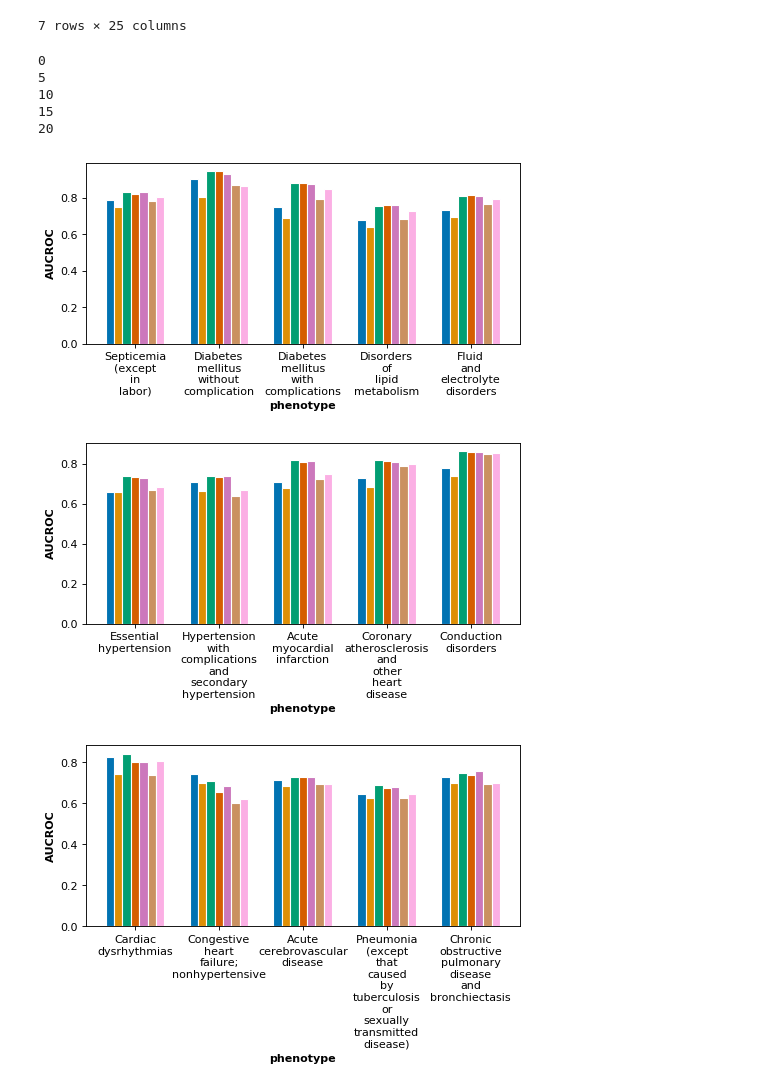
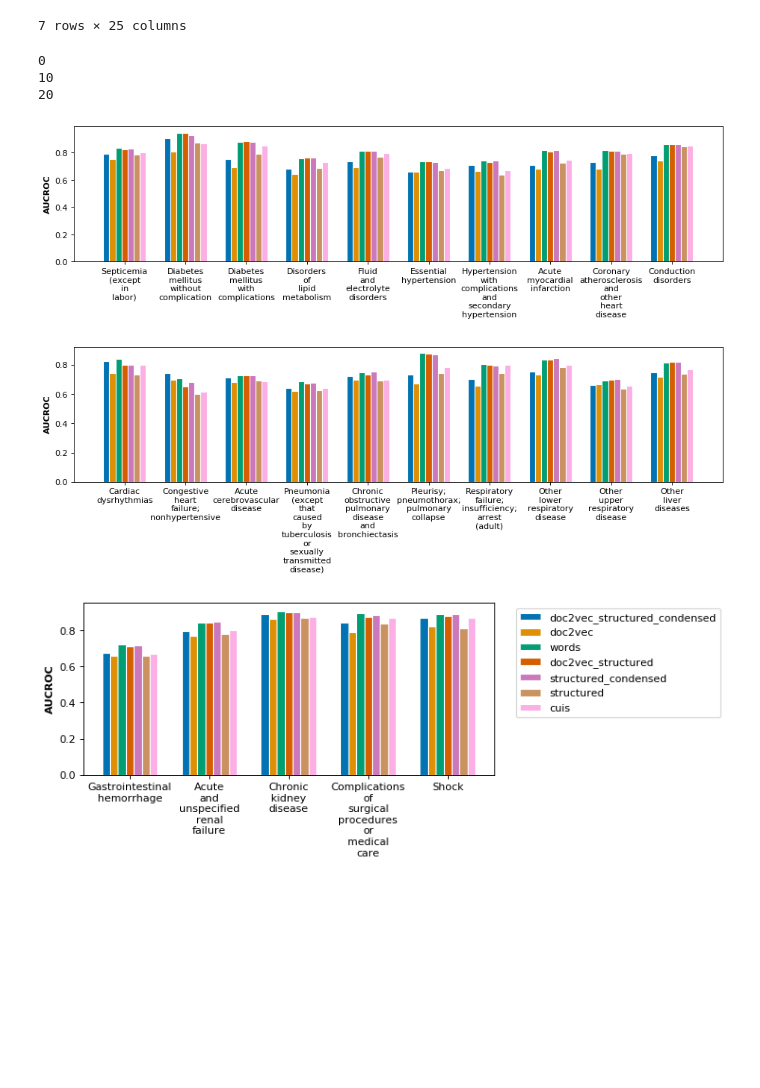
Before and after one commit to amoldwin/notes_benchmark, a Jupyter notebook: jupyter_notebooks/plot_metrics_PHE.ipynb, the cells around one changed output. Saved outputs shown, nothing was run; the diff lists cells and outputs as text; code cells hidden in the pictures; blank space fills up the shorter version.

```diff
--- a/jupyter_notebooks/plot_metrics_PHE.ipynb
+++ b/jupyter_notebooks/plot_metrics_PHE.ipynb
@@ -193,41 +193,47 @@ import numpy as np
 import matplotlib.pyplot as plt
 # plt.figure(num=None, figsize=(25, 3), dpi=80, facecolor='w', edgecolor='k')
 # set width of bar
-for colnum in range(0,25,5):
-    plt.figure(num=None,figsize=(7, 3), dpi=80, facecolor='w', edgecolor='k')
+for colnum in range(0,25,10):
+    width=14
+    if colnum==20:
+        width=7
+
+    plt.figure(num=None,figsize=(width, 3), dpi=80, facecolor='w', edgecolor='k')
 
     print(colnum)
 
-    auc_chart_slice = auc_chart[auc_chart.columns[colnum:colnum+5]]
+    auc_chart_slice = auc_chart[auc_chart.columns[colnum:min(colnum+10, len(auc_chart.columns))]]
     barWidth = 0.1
     names = list(auc_chart_slice.index)
     bars=auc_chart_slice.values.tolist()[0:]
     # set height of bar
 
     # Set position of bar on X axis
     r1 = np.arange(len(bars[0]))
     rs = [r1]
     for i in range(0,len(bars)-1):
         rs.append([x + barWidth for x in rs[i] ])
 
     # Make the plot
     for i in range(len(rs)):
         plt.bar(rs[i], bars[i], color=pal[i], width=barWidth, edgecolor='white', label=names[i])
 
     # Add xticks on the middle of the group bars
-    plt.xlabel('phenotype', fontweight='bold')
+#     plt.xlabel('phenotype', fontweight='bold')
     plt.ylabel('AUCROC', fontweight='bold')
     plt.xticks([r + (0.5*len(testpaths[:-1]))*barWidth for r in range(len(bars[0]))], [x.replace(' ', '\n') for x in list(auc_chart_slice.columns)])
+    if colnum==20:
+        plt.legend(bbox_to_anchor=(1.04,1), loc="upper left")
+    plt.savefig('phe_bar_auc'+str(colnum/5)+'.pdf',bbox_inches='tight')
 
 # Create legend & Show graphic
 plt.legend(bbox_to_anchor=(1.04,1), loc="upper left")
+
 plt.show()
 # %% [output]
 0
-5
 10
-15
 20
-[figure, old version]
+[figure, new version]
-[figure, old version]
+[figure, new version]
-[figure, old version]
+[figure, new version]
```
Also changed, not shown: parts of 1 cell of this notebook, 2 other files.
